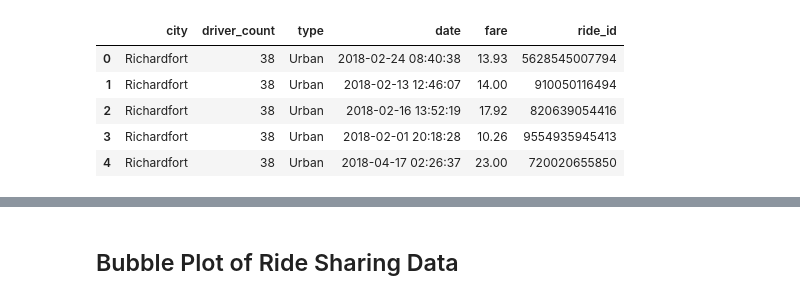
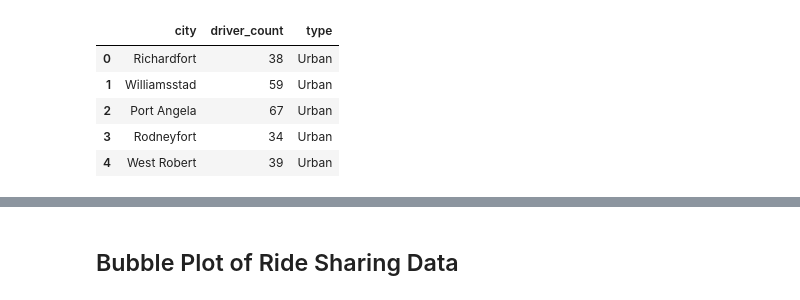
Before and after one commit to msnetta1/Homework-Matplotlib-Pyber, a Jupyter notebook: pyber_starter-Copy2.ipynb, the cells around one changed output, grey strips where cells are left out. Cells and saved outputs as stored; diff of their text form; code cells hidden in the pictures.

```diff
--- a/pyber_starter-Copy2.ipynb
+++ b/pyber_starter-Copy2.ipynb
@@ -1,27 +1,25 @@
 # %%
 %matplotlib inline
 # Dependencies and Setup
 import matplotlib.pyplot as plt
 import pandas as pd
 import numpy as np
 
-# File to Load (Remember to change these)
-city_data_to_load = "data/city_data.csv"
-ride_data_to_load = "data/ride_data.csv"
+# Import data csv files
+city_data = "data/city_data.csv"
+ride_data = "data/ride_data.csv"
 
-# Read the City and Ride Data
-city_data = pd.read_csv(city_data_to_load)
-ride_data = pd.read_csv(ride_data_to_load)
+# Read the City Data with the pandas library
+city_data_df = pd.read_csv(city_data)
+city_data_df.head()
 
-# Combine the data into a single dataset
-rideshare_complete = pd.merge(city_data, ride_data, how="left", on=["city", "city"])
-
-# Display the data table for preview
-rideshare_complete.head()
+#duplicate city so drop dups
+#city_data_df = city_data_df.drop_duplicates('city')
+#city_data_df
 # %% [output]
-|  | city | driver_count | type | date | fare | ride_id |
-| 0 | Richardfort | 38 | Urban | 2018-02-24 08:40:38 | 13.93 | 5628545007794 |
-| 1 | Richardfort | 38 | Urban | 2018-02-13 12:46:07 | 14.00 | 910050116494 |
-| 2 | Richardfort | 38 | Urban | 2018-02-16 13:52:19 | 17.92 | 820639054416 |
-| 3 | Richardfort | 38 | Urban | 2018-02-01 20:18:28 | 10.26 | 9554935945413 |
-| 4 | Richardfort | 38 | Urban | 2018-04-17 02:26:37 | 23.00 | 720020655850 |
+|  | city | driver_count | type |
+| 0 | Richardfort | 38 | Urban |
+| 1 | Williamsstad | 59 | Urban |
+| 2 | Port Angela | 67 | Urban |
+| 3 | Rodneyfort | 34 | Urban |
+| 4 | West Robert | 39 | Urban |
```
Also changed, not shown: parts of 20 cells of this notebook.
